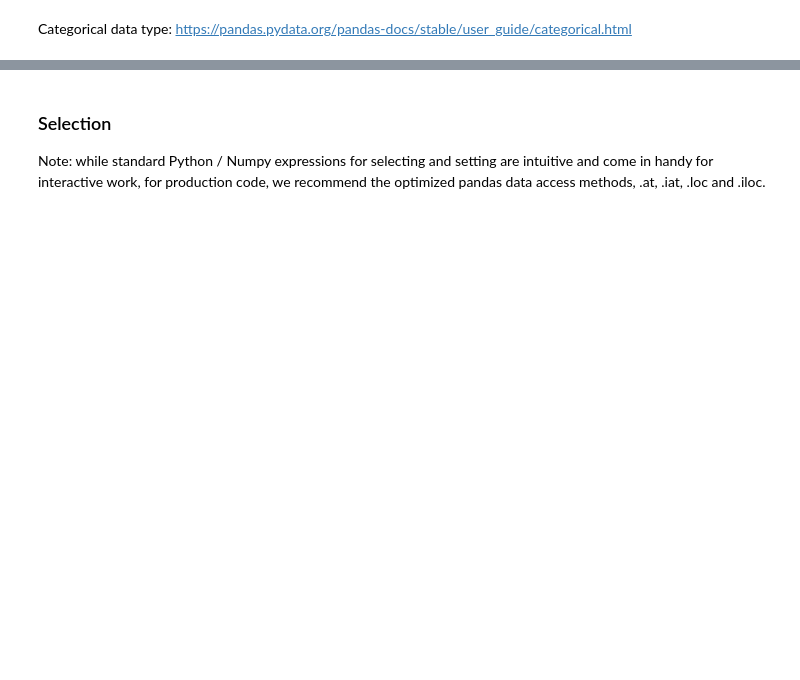
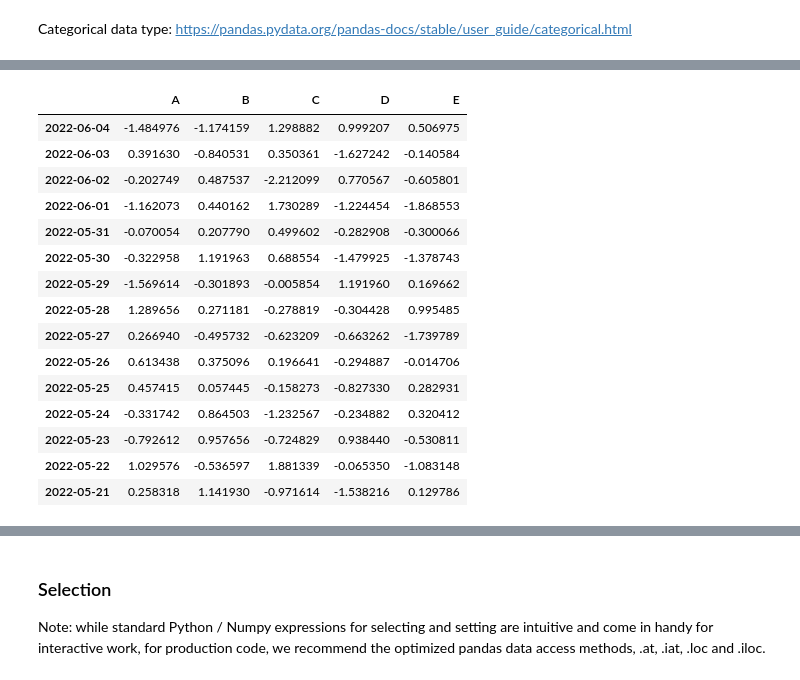
Before and after one commit to CaptSolo/LU_Python_2023, a Jupyter notebook: notebooks/week_11_data_analysis_pandas.ipynb, the cells around one changed output, grey strips where cells are left out. Drawn from its saved outputs; the diff is of its cells as text; code cells hidden in the pictures; blank space fills up the shorter version.

```diff
--- a/notebooks/week_11_data_analysis_pandas.ipynb
+++ b/notebooks/week_11_data_analysis_pandas.ipynb
@@ -414,6 +912,23 @@ df.sort_index(axis=1,ascending=True)
 # %%
 ## Sort by Axis in reverse
 # %%
-df.sort_index(axis=1,ascending=False)
+df.sort_index(axis=0,ascending=False)
+# %% [output]
+|  | A | B | C | D | E |
+| 2022-06-04 | -1.484976 | -1.174159 | 1.298882 | 0.999207 | 0.506975 |
+| 2022-06-03 | 0.391630 | -0.840531 | 0.350361 | -1.627242 | -0.140584 |
+| 2022-06-02 | -0.202749 | 0.487537 | -2.212099 | 0.770567 | -0.605801 |
+| 2022-06-01 | -1.162073 | 0.440162 | 1.730289 | -1.224454 | -1.868553 |
+| 2022-05-31 | -0.070054 | 0.207790 | 0.499602 | -0.282908 | -0.300066 |
+| 2022-05-30 | -0.322958 | 1.191963 | 0.688554 | -1.479925 | -1.378743 |
+| 2022-05-29 | -1.569614 | -0.301893 | -0.005854 | 1.191960 | 0.169662 |
+| 2022-05-28 | 1.289656 | 0.271181 | -0.278819 | -0.304428 | 0.995485 |
+| 2022-05-27 | 0.266940 | -0.495732 | -0.623209 | -0.663262 | -1.739789 |
+| 2022-05-26 | 0.613438 | 0.375096 | 0.196641 | -0.294887 | -0.014706 |
+| 2022-05-25 | 0.457415 | 0.057445 | -0.158273 | -0.827330 | 0.282931 |
+| 2022-05-24 | -0.331742 | 0.864503 | -1.232567 | -0.234882 | 0.320412 |
+| 2022-05-23 | -0.792612 | 0.957656 | -0.724829 | 0.938440 | -0.530811 |
+| 2022-05-22 | 1.029576 | -0.536597 | 1.881339 | -0.065350 | -1.083148 |
+| 2022-05-21 | 0.258318 | 1.141930 | -0.971614 | -1.538216 | 0.129786 |
 # %%
 df3.sort_values(by='C', ascending=False)
```
Also changed, not shown: parts of 137 cells of this notebook.
